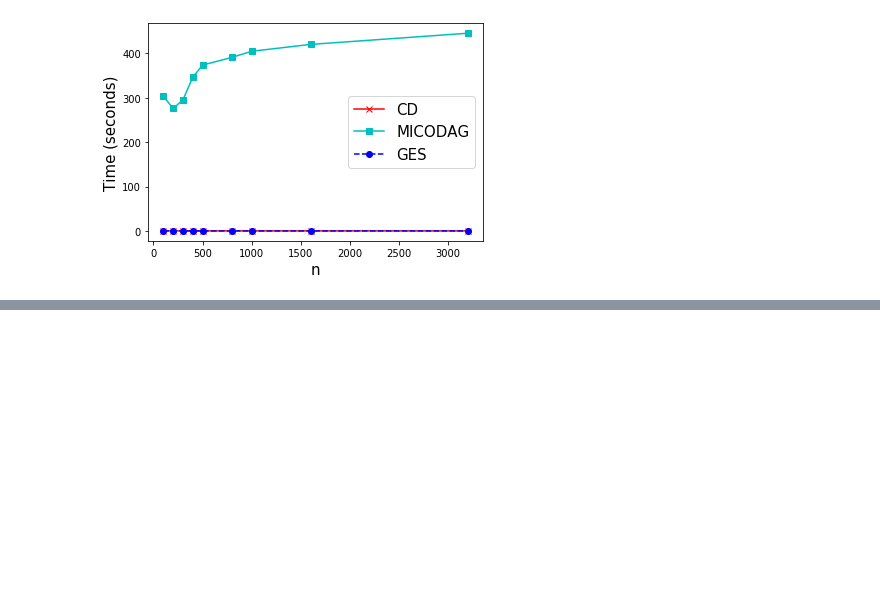
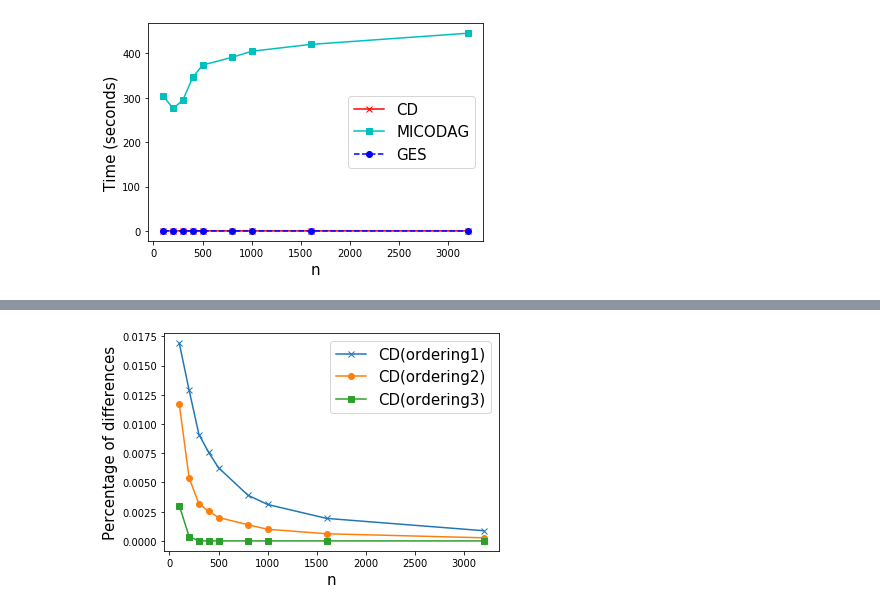
Before and after one commit to AtomXT/coordinate-descent-for-bayesian-networks, a Jupyter notebook: results_analysis.ipynb, the cells around one changed output, grey strips where cells are left out. Cells and saved outputs as stored; diff of their text form; code cells hidden in the pictures; blank space fills up the shorter version.

Commit message:
objective convergence with random ordering

```diff
--- a/results_analysis.ipynb
+++ b/results_analysis.ipynb
@@ -248,0 +251,25 @@ To retain the current behavior and silence the warning, pass 'sort=True'.
+# %%
+cd_results0_obj = pd.read_csv('./experiment results/synthetic_results_CD_order_small_diff_random_ordering0.csv')
+cd_results1_obj = pd.read_csv('./experiment results/synthetic_results_CD_order_small_diff_random_ordering1.csv')
+cd_results2_obj = pd.read_csv('./experiment results/synthetic_results_CD_order_small_diff_random_ordering2.csv')
+micodag_results_obj = pd.read_csv('./experiment results/synthetic_results_micodag_small_diff.csv')
+cd_results0_obj['Method'] = 'CD random ordering1'
+cd_results1_obj['Method'] = 'CD random ordering2'
+cd_results2_obj['Method'] = 'CD random ordering3'
+micodag_results_obj['Method'] = 'MICODAG'
+
+micodag_results_obj = micodag_results_obj[micodag_results_obj['RGAP'] < 0.01]
+all_results_obj1 = pd.concat([cd_results0_obj, cd_results1_obj,cd_results2_obj, micodag_results_obj])
+cd_obj_diff_ratio1 = (all_results_obj1[all_results_obj1.Method == 'CD random ordering1'].obj - all_results_obj1[all_results_obj1.Method == 'MICODAG'].obj)/all_results_obj1[all_results_obj1.Method == 'MICODAG'].obj
+cd_obj_diff_ratio1[cd_obj_diff_ratio1<0] = 0
+cd_obj_diff_ratio2 = (all_results_obj1[all_results_obj1.Method == 'CD random ordering2'].obj - all_results_obj1[all_results_obj1.Method == 'MICODAG'].obj)/all_results_obj1[all_results_obj1.Method == 'MICODAG'].obj
+cd_obj_diff_ratio2[cd_obj_diff_ratio2<0] = 0
+cd_obj_diff_ratio3 = (all_results_obj1[all_results_obj1.Method == 'CD random ordering3'].obj - all_results_obj1[all_results_obj1.Method == 'MICODAG'].obj)/all_results_obj1[all_results_obj1.Method == 'MICODAG'].obj
+cd_obj_diff_ratio3[cd_obj_diff_ratio3<0] = 0
+
+obj_diff_ratio = pd.DataFrame(micodag_results_obj[['graph', 'n_sample', 'iter']])
+obj_diff_ratio['CD(ordering1)'] = cd_obj_diff_ratio1
+obj_diff_ratio['CD(ordering2)'] = cd_obj_diff_ratio2
+obj_diff_ratio['CD(ordering3)'] = cd_obj_diff_ratio3
+obj_diff_ratio = obj_diff_ratio.loc[obj_diff_ratio['graph'] == 1,]
+obj_diff_ratio = obj_diff_ratio.set_index(['n_sample'])
@@ -248,0 +299,13 @@ To retain the current behavior and silence the warning, pass 'sort=True'.
+# %%
+obj_diff_mean = obj_diff_ratio.groupby(level=['n_sample']).mean()
+plt.plot([50, 100, 200, 300, 400, 500, 800, 1000, 1600, 3200], obj_diff_mean.iloc[1:,2], "-x")
+plt.plot([50, 100, 200, 300, 400, 500, 800, 1000, 1600, 3200], obj_diff_mean.iloc[1:,3], '-o')
+plt.plot([50, 100, 200, 300, 400, 500, 800, 1000, 1600, 3200], obj_diff_mean.iloc[1:,4], '-s')
+plt.xlabel('n', fontsize=15)
+plt.ylabel('Percentage of differences', fontsize=15)
+# plt.legend(['Graph1 (7 edges)', 'Graph2 (12 edges)'], fontsize=15)
+plt.legend(['CD(ordering1)', 'CD(ordering2)', 'CD(ordering3)'], fontsize=15)
+# plt.savefig('./experiment results/plots/obj_diff_new.pdf')
+plt.show()
+# %% [output]
+[figure, added]
```
Also changed, not shown: parts of 5 cells of this notebook, 9 other files.
